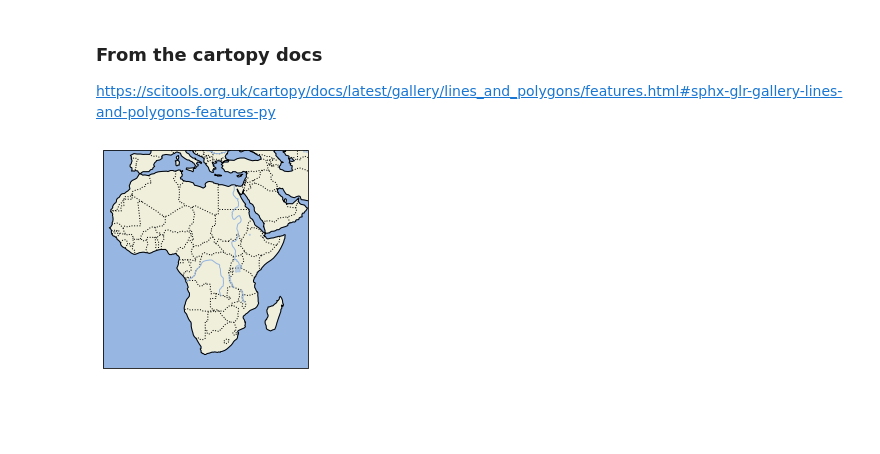
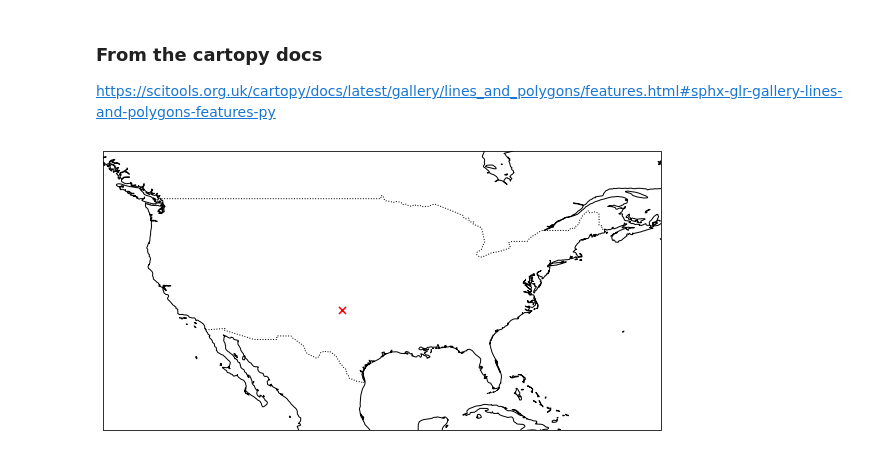
Before and after one commit to jesseturner/Wind-Gust-Predictions, a Jupyter notebook: Testing_Cartopy.ipynb, the cells around one changed output. Saved outputs shown, nothing was run; the diff lists cells and outputs as text; code cells hidden in the pictures; blank space fills up the shorter version.

```diff
--- a/Testing_Cartopy.ipynb
+++ b/Testing_Cartopy.ipynb
@@ -8,17 +8,15 @@ from cartopy import feature as cfeature
 
 https://scitools.org.uk/cartopy/docs/latest/gallery/lines_and_polygons/features.html#sphx-glr-gallery-lines-and-polygons-features-py
 # %%
-fig = plt.figure()
+fig = plt.figure(figsize=(10, 10), facecolor='w')
 ax = fig.add_subplot(1, 1, 1, projection=ccrs.PlateCarree())
-ax.set_extent([-20, 60, -40, 45], crs=ccrs.PlateCarree())
+ax.set_extent([-130, -60, 20, 55], crs=ccrs.PlateCarree())
 
-ax.add_feature(cfeature.LAND)
-ax.add_feature(cfeature.OCEAN)
 ax.add_feature(cfeature.COASTLINE)
 ax.add_feature(cfeature.BORDERS, linestyle=':')
-ax.add_feature(cfeature.LAKES, alpha=0.5)
-ax.add_feature(cfeature.RIVERS)
+
+plt.scatter(-100, 35, c='Red', s=50, marker='x')
 
 plt.show()
 # %% [output]
-[figure, old version]
+[figure, new version]
```
